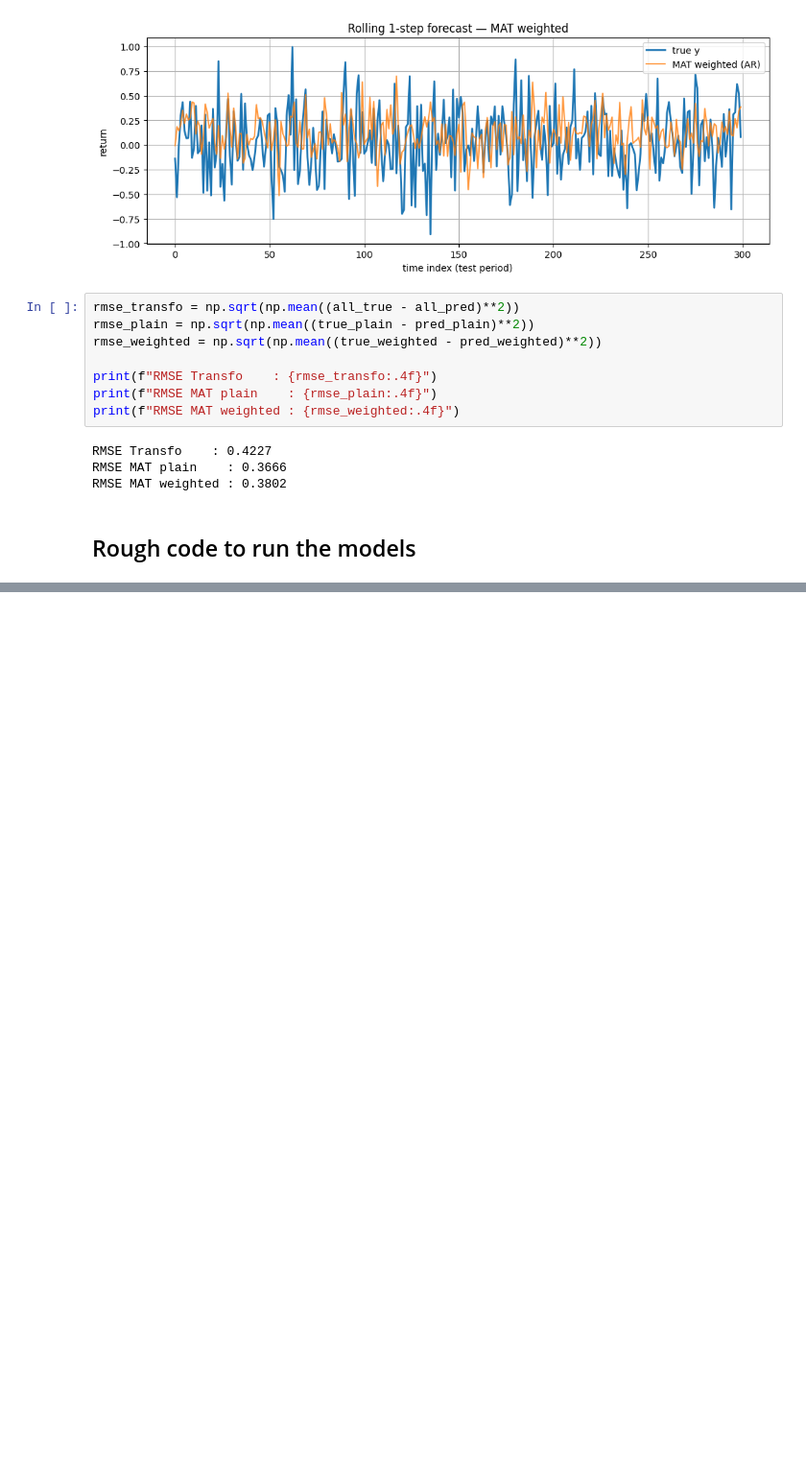
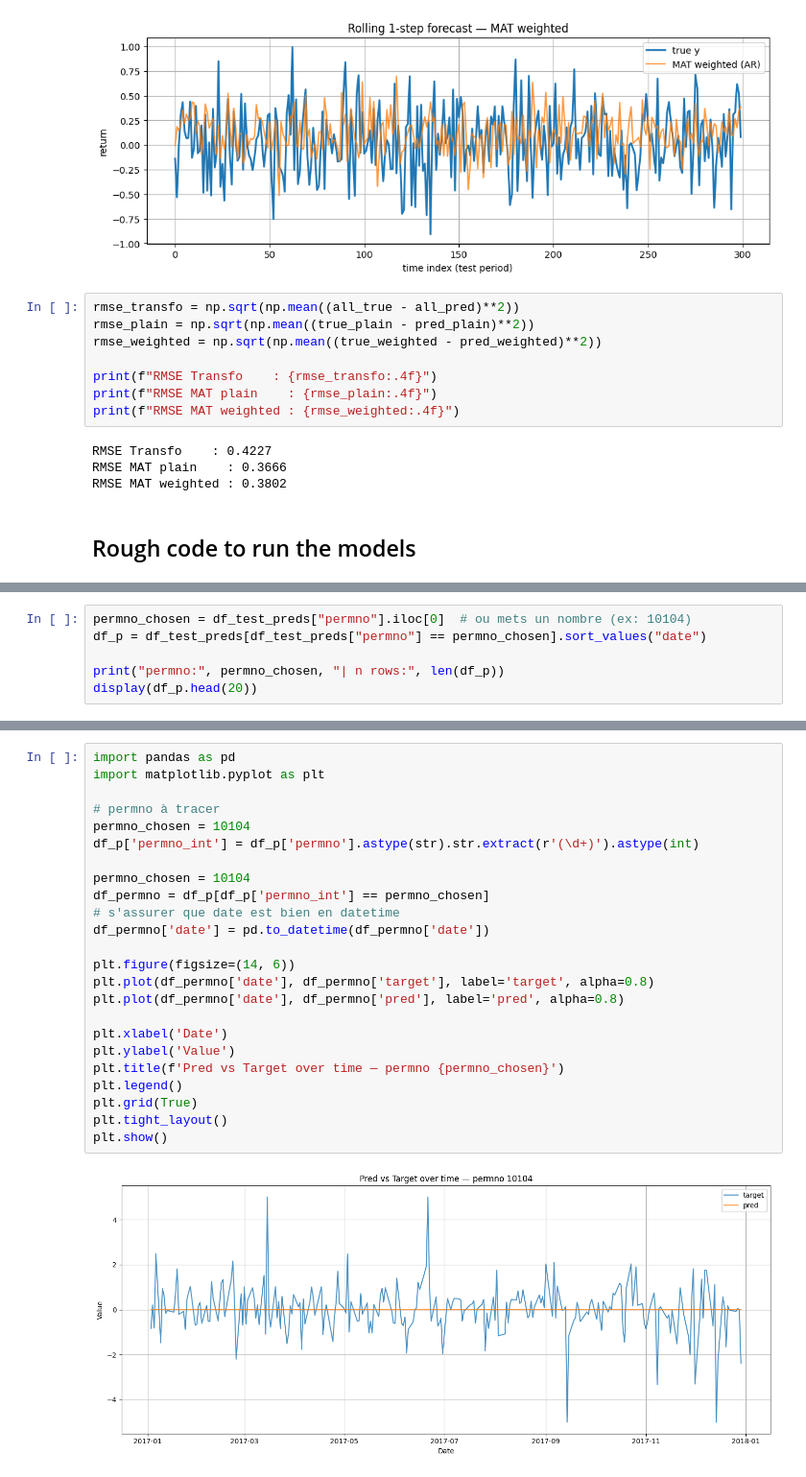
Before and after one commit to BRamesh02/Modality-aware-transformer, a Jupyter notebook: notebooks/test_model.ipynb, the cells around one changed output, grey strips where cells are left out. Shown at 96% size. Drawn from its saved outputs; the diff is of its cells as text; blank space fills up the shorter version.

```diff
--- a/notebooks/test_model.ipynb
+++ b/notebooks/test_model.ipynb
@@ -606,0 +944,6 @@ if __name__ == "__main__":
+# %%
+permno_chosen = df_test_preds["permno"].iloc[0]  # ou mets un nombre (ex: 10104)
+df_p = df_test_preds[df_test_preds["permno"] == permno_chosen].sort_values("date")
+
+print("permno:", permno_chosen, "| n rows:", len(df_p))
+display(df_p.head(20))
@@ -606,0 +969,26 @@ if __name__ == "__main__":
+# %%
+import pandas as pd
+import matplotlib.pyplot as plt
+
+# permno à tracer
+permno_chosen = 10104
+df_p['permno_int'] = df_p['permno'].astype(str).str.extract(r'(\d+)').astype(int)
+
+permno_chosen = 10104
+df_permno = df_p[df_p['permno_int'] == permno_chosen]
+# s'assurer que date est bien en datetime
+df_permno['date'] = pd.to_datetime(df_permno['date'])
+
+plt.figure(figsize=(14, 6))
+plt.plot(df_permno['date'], df_permno['target'], label='target', alpha=0.8)
+plt.plot(df_permno['date'], df_permno['pred'], label='pred', alpha=0.8)
+
+plt.xlabel('Date')
+plt.ylabel('Value')
+plt.title(f'Pred vs Target over time — permno {permno_chosen}')
+plt.legend()
+plt.grid(True)
+plt.tight_layout()
+plt.show()
+# %% [output]
+[figure, added]
```
Also changed, not shown: parts of 6 cells of this notebook, 1 other file.
